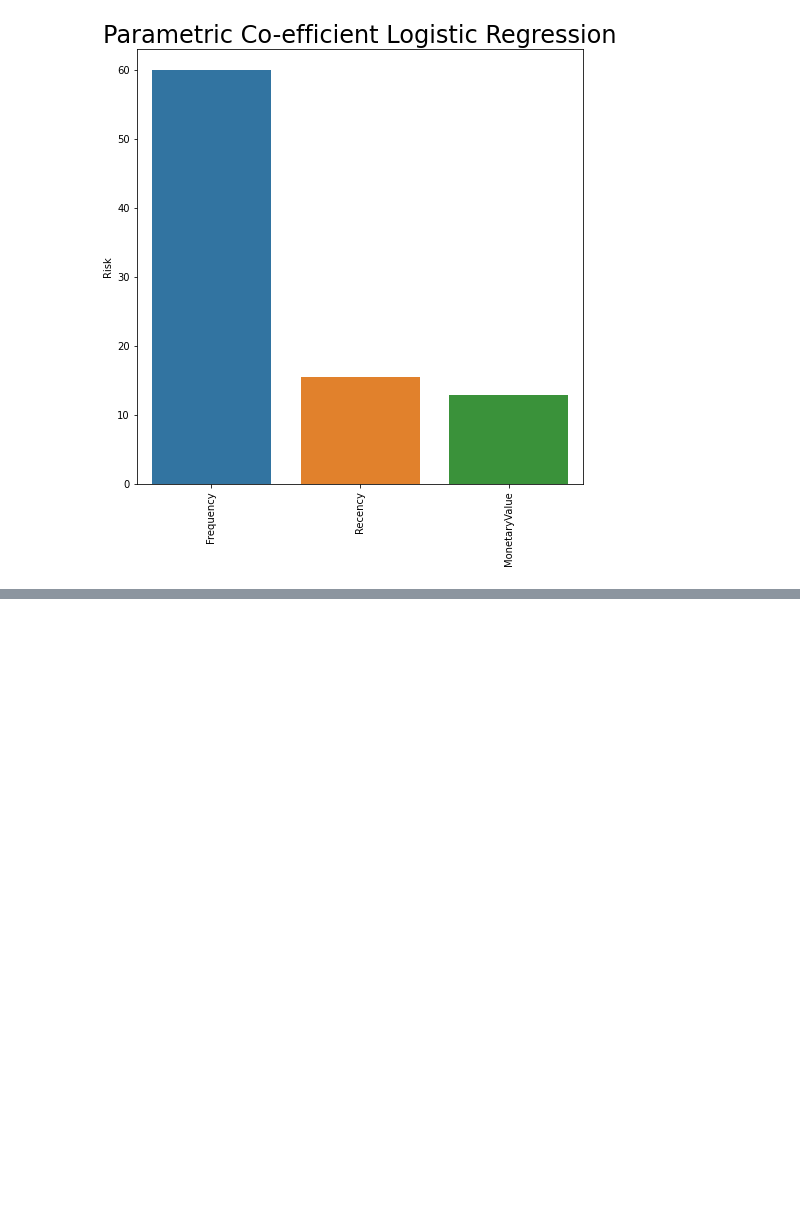
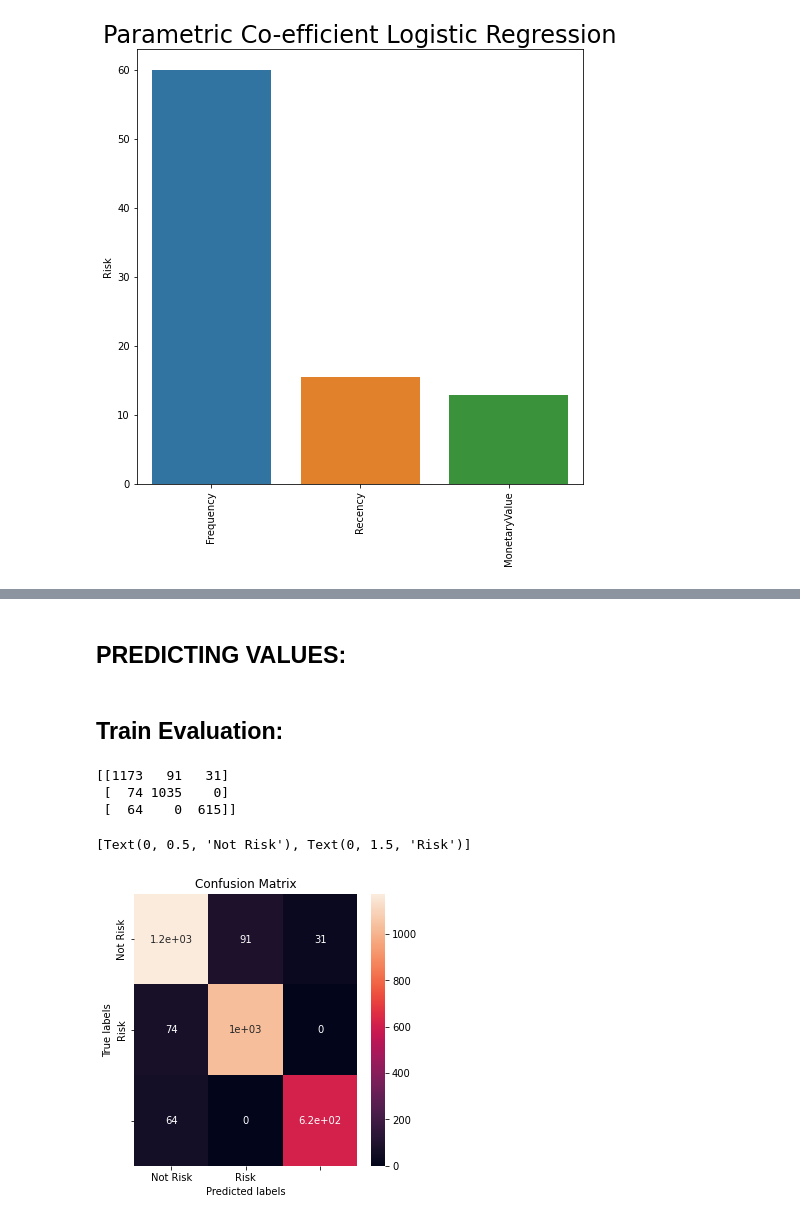
Before and after one commit to Samikshab99/Unsupervised-ML-Customer-Segmentation, a Jupyter notebook: Online_Retail_Customer_Segmentation_Capstone_Project.ipynb, the cells around one changed output, grey strips where cells are left out. Drawn from its saved outputs; the diff is of its cells as text; code cells hidden in the pictures; blank space fills up the shorter version.

```diff
--- a/Online_Retail_Customer_Segmentation_Capstone_Project.ipynb
+++ b/Online_Retail_Customer_Segmentation_Capstone_Project.ipynb
@@ -1600,0 +1605,6 @@ for item in ax.get_xticklabels():
+# %% [markdown]
+## PREDICTING VALUES:
+# %%
+# Get the predicted classes
+train_class_preds = clf.predict(X_train)
+test_class_preds = clf.predict(X_test)
@@ -1600,0 +1616,2 @@ for item in ax.get_xticklabels():
+# %% [markdown]
+## Train Evaluation:
@@ -1600,0 +1623,23 @@ for item in ax.get_xticklabels():
+# %%
+# Get the confusion matrix for both train
+fig, ax = plt.subplots(figsize = ( 5 , 5 ))
+labels = ['Not Risk', 'Risk']
+cm = confusion_matrix(y_train, train_class_preds)
+print(cm)
+
+ax= plt.subplot()
+sns.heatmap(cm, annot=True, ax = ax) #annot=True to annotate cells
+
+
+# labels, title and ticks
+ax.set_xlabel('Predicted labels')
+ax.set_ylabel('True labels')
+ax.set_title('Confusion Matrix')
+ax.xaxis.set_ticklabels(labels)
+ax.yaxis.set_ticklabels(labels)
+# %% [output]
+[[1173   91   31]
+ [  74 1035    0]
+ [  64    0  615]]
+[Text(0, 0.5, 'Not Risk'), Text(0, 1.5, 'Risk')]
+[figure, added]
```
Also changed, not shown: parts of 55 cells of this notebook.
